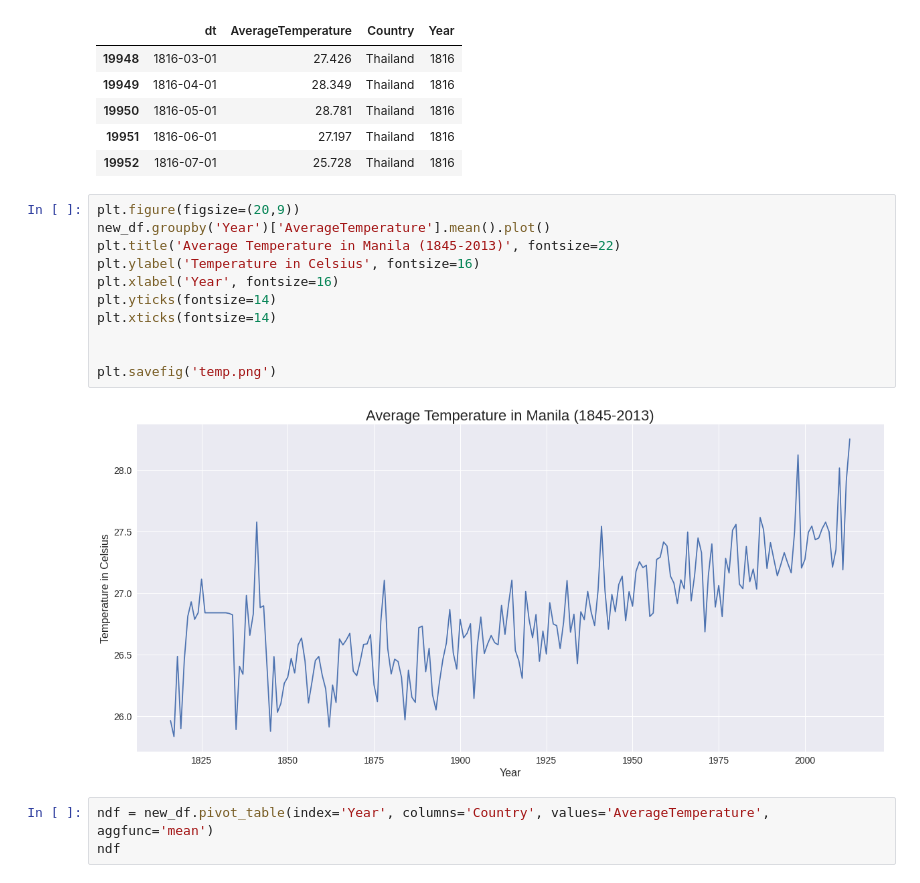
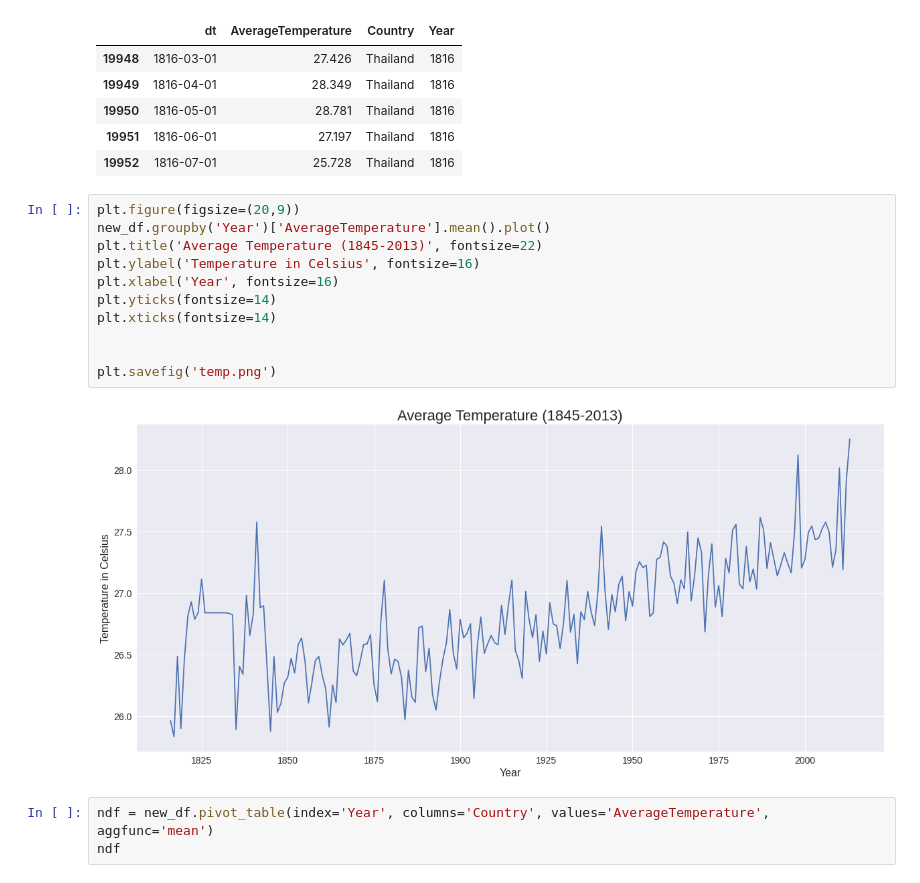
Before and after one commit to duaneywadey/A-collection-of-Jupyter-notebooks-and-CSV-files, a Jupyter notebook: TIME_SERIES_GUIDE_ClimateData.ipynb, the cells around one changed output. Saved outputs shown, nothing was run; the diff lists cells and outputs as text.

```diff
--- a/TIME_SERIES_GUIDE_ClimateData.ipynb
+++ b/TIME_SERIES_GUIDE_ClimateData.ipynb
@@ -58,16 +58,16 @@ See the caveats in the documentation: https://pandas.pydata.org/pandas-docs/stab
 # %%
 plt.figure(figsize=(20,9))
 new_df.groupby('Year')['AverageTemperature'].mean().plot()
-plt.title('Average Temperature in Manila (1845-2013)', fontsize=22)
+plt.title('Average Temperature (1845-2013)', fontsize=22)
 plt.ylabel('Temperature in Celsius', fontsize=16)
 plt.xlabel('Year', fontsize=16)
 plt.yticks(fontsize=14)
 plt.xticks(fontsize=14)
 
 
 plt.savefig('temp.png')
 # %% [output]
-[figure, old version]
+[figure, new version]
 # %%
 ndf = new_df.pivot_table(index='Year', columns='Country', values='AverageTemperature', aggfunc='mean')
 ndf
```
